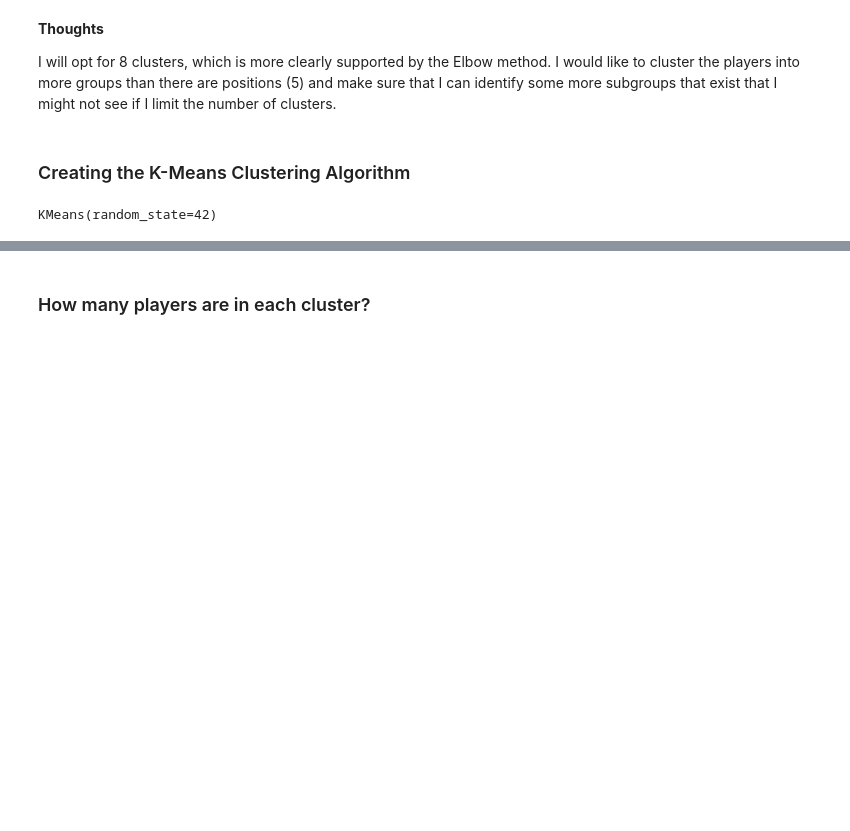
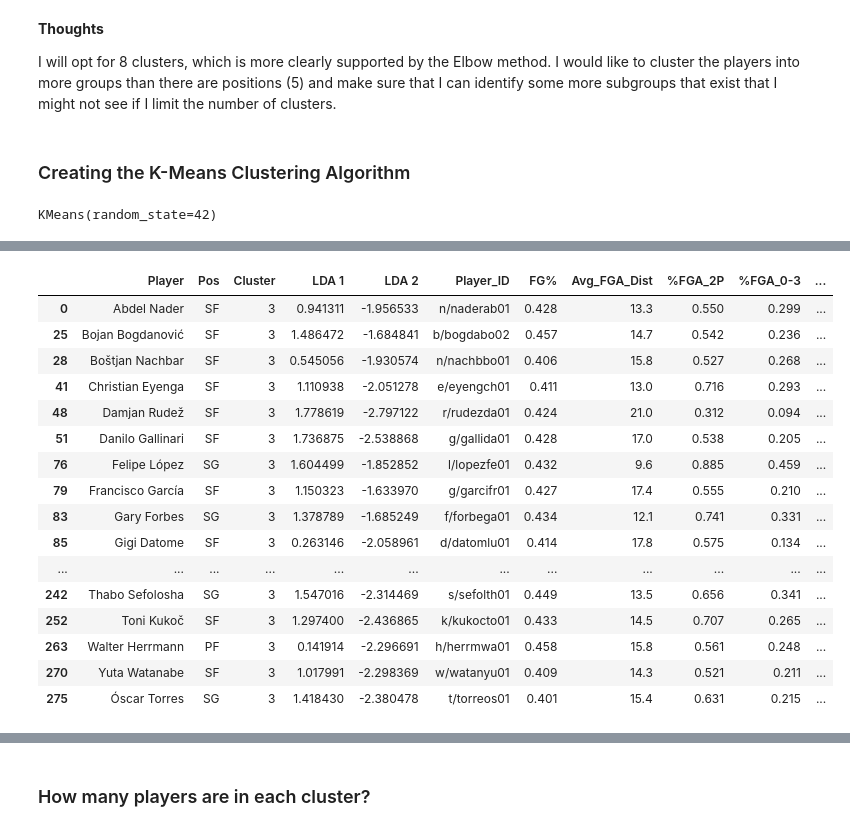
Before and after one commit to rahprabhu/NBA-International, a Jupyter notebook: Part 4 - Clustering International NBA Players.ipynb, the cells around one changed output, grey strips where cells are left out. Cells and saved outputs as stored; diff of their text form; code cells hidden in the pictures; blank space fills up the shorter version.

```diff
--- a/Part 4 - Clustering International NBA Players.ipynb
+++ b/Part 4 - Clustering International NBA Players.ipynb
@@ -299,4 +299,24 @@ df = df[['Player', 'Pos', 'Cluster', 'LDA 1', 'LDA 2', 'Player_ID', 'FG%', 'Avg_
        'PF_100', 'PTS_100', 'ORtg', 'DRtg', 'PER', 'TS%', '3PAr', 'FTr',
        'ORB%', 'DRB%', 'TRB%', 'AST%', 'STL%', 'BLK%', 'TOV%', 'USG%', 'OWS',
        'DWS', 'WS', 'WS/48', 'OBPM', 'DBPM', 'BPM', 'VORP']]
+# %%
+df[df['Cluster']==3]
+# %% [output]
+|  | Player | Pos | Cluster | LDA 1 | LDA 2 | Player_ID | FG% | Avg_FGA_Dist | %FGA_2P | %FGA_0-3 | ... |
+| 0 | Abdel Nader | SF | 3 | 0.941311 | -1.956533 | n/naderab01 | 0.428 | 13.3 | 0.550 | 0.299 | ... |
+| 25 | Bojan Bogdanović | SF | 3 | 1.486472 | -1.684841 | b/bogdabo02 | 0.457 | 14.7 | 0.542 | 0.236 | ... |
+| 28 | Boštjan Nachbar | SF | 3 | 0.545056 | -1.930574 | n/nachbbo01 | 0.406 | 15.8 | 0.527 | 0.268 | ... |
+| 41 | Christian Eyenga | SF | 3 | 1.110938 | -2.051278 | e/eyengch01 | 0.411 | 13.0 | 0.716 | 0.293 | ... |
+| 48 | Damjan Rudež | SF | 3 | 1.778619 | -2.797122 | r/rudezda01 | 0.424 | 21.0 | 0.312 | 0.094 | ... |
+| 51 | Danilo Gallinari | SF | 3 | 1.736875 | -2.538868 | g/gallida01 | 0.428 | 17.0 | 0.538 | 0.205 | ... |
+| 76 | Felipe López | SG | 3 | 1.604499 | -1.852852 | l/lopezfe01 | 0.432 | 9.6 | 0.885 | 0.459 | ... |
+| 79 | Francisco García | SF | 3 | 1.150323 | -1.633970 | g/garcifr01 | 0.427 | 17.4 | 0.555 | 0.210 | ... |
+| 83 | Gary Forbes | SG | 3 | 1.378789 | -1.685249 | f/forbega01 | 0.434 | 12.1 | 0.741 | 0.331 | ... |
+| 85 | Gigi Datome | SF | 3 | 0.263146 | -2.058961 | d/datomlu01 | 0.414 | 17.8 | 0.575 | 0.134 | ... |
+| ... | ... | ... | ... | ... | ... | ... | ... | ... | ... | ... | ... |
+| 242 | Thabo Sefolosha | SG | 3 | 1.547016 | -2.314469 | s/sefolth01 | 0.449 | 13.5 | 0.656 | 0.341 | ... |
+| 252 | Toni Kukoč | SF | 3 | 1.297400 | -2.436865 | k/kukocto01 | 0.433 | 14.5 | 0.707 | 0.265 | ... |
+| 263 | Walter Herrmann | PF | 3 | 0.141914 | -2.296691 | h/herrmwa01 | 0.458 | 15.8 | 0.561 | 0.248 | ... |
+| 270 | Yuta Watanabe | SF | 3 | 1.017991 | -2.298369 | w/watanyu01 | 0.409 | 14.3 | 0.521 | 0.211 | ... |
+| 275 | Óscar Torres | SG | 3 | 1.418430 | -2.380478 | t/torreos01 | 0.401 | 15.4 | 0.631 | 0.215 | ... |
 # %%
```
Also changed, not shown: parts of 22 cells of this notebook.
